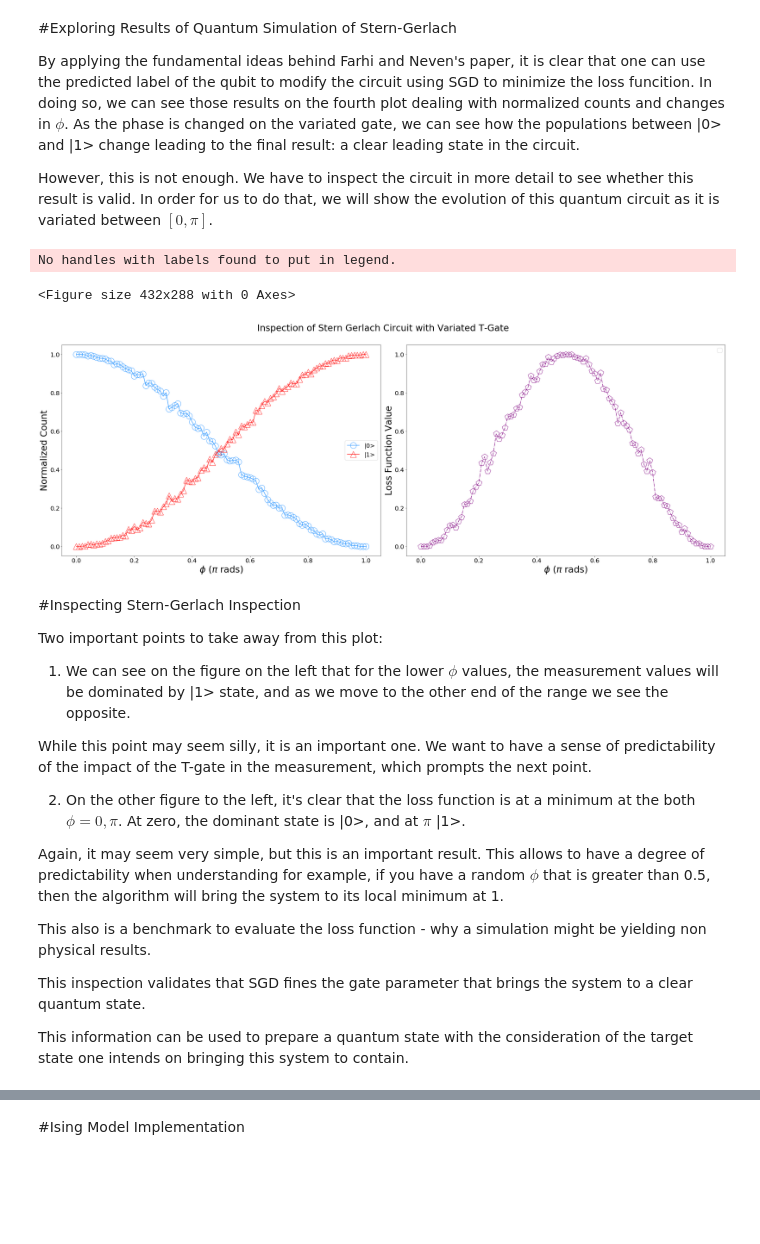
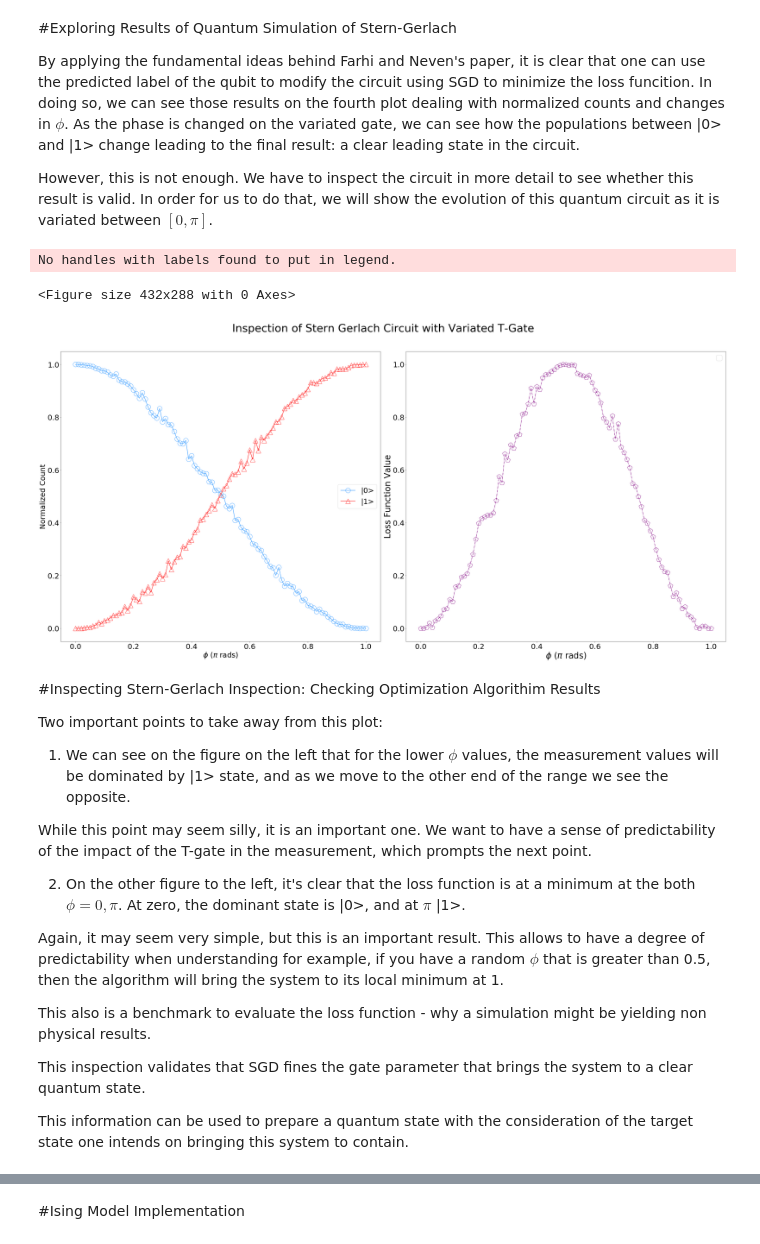
Before and after one commit to enriqueasegura/Fmethod, a Jupyter notebook: Quantum_X_Write_Up.ipynb, the cells around one changed output, grey strips where cells are left out. Saved outputs shown, nothing was run; the diff lists cells and outputs as text; code cells hidden in the pictures; blank space fills up the shorter version.

```diff
--- a/Quantum_X_Write_Up.ipynb
+++ b/Quantum_X_Write_Up.ipynb
@@ -685,39 +716,39 @@ for phi in range_phase:
 # %%
 plt.figure(342)
 
-plt.figure(figsize=(32,12))
+plt.figure(figsize=(40,20))
 
 plt.subplot(121)
 plt.plot(range_phase,zero_ket_count, marker = 'o', markersize=20,markerfacecolor="None", label = '|0>', color='dodgerblue')
 plt.plot(range_phase,one_ket_count, marker = '^',markersize=20,markerfacecolor='None',  label = '|1>', color='red')
 
 
-plt.legend(loc='best', fontsize=20)
-plt.tick_params(labelsize=20)
+plt.legend(loc='best', fontsize=30)
+plt.tick_params(labelsize=30)
 
 plt.ylabel('Normalized Count', fontsize=30)
 plt.xlabel(r'$\phi$ ($\pi$ rads)', fontsize=30)
 
 
 plt.subplot(122)
 plt.plot(range_phase, loss_arr, color ='purple', linestyle ='-.', marker = 'p',markerfacecolor="None", markersize=20)
 
-plt.ylabel('Loss Function Value', fontsize=30)
-plt.xlabel(r'$\phi$ ($\pi$ rads)', fontsize=30)
-plt.legend(loc='best', fontsize=20)
-plt.tick_params(labelsize=20)
+plt.ylabel('Loss Function Value', fontsize=35)
+plt.xlabel(r'$\phi$ ($\pi$ rads)', fontsize=35)
+plt.legend(loc='best', fontsize=30)
+plt.tick_params(labelsize=30)
 
 
-plt.suptitle('Inspection of Stern Gerlach Circuit with Variated T-Gate', fontsize=30)
+plt.suptitle('Inspection of Stern Gerlach Circuit with Variated T-Gate', fontsize=45)
 
 plt.tight_layout()
 plt.subplots_adjust(top=.9)
 # %% [output]
 No handles with labels found to put in legend.
 <Figure size 432x288 with 0 Axes>
-[figure, old version]
+[figure, new version]
 # %% [markdown]
-#Inspecting Stern-Gerlach Inspection
+#Inspecting Stern-Gerlach Inspection: Checking Optimization Algorithim Results
 
 Two important points to take away from this plot:
 
```
Also changed, not shown: parts of 32 cells of this notebook.
